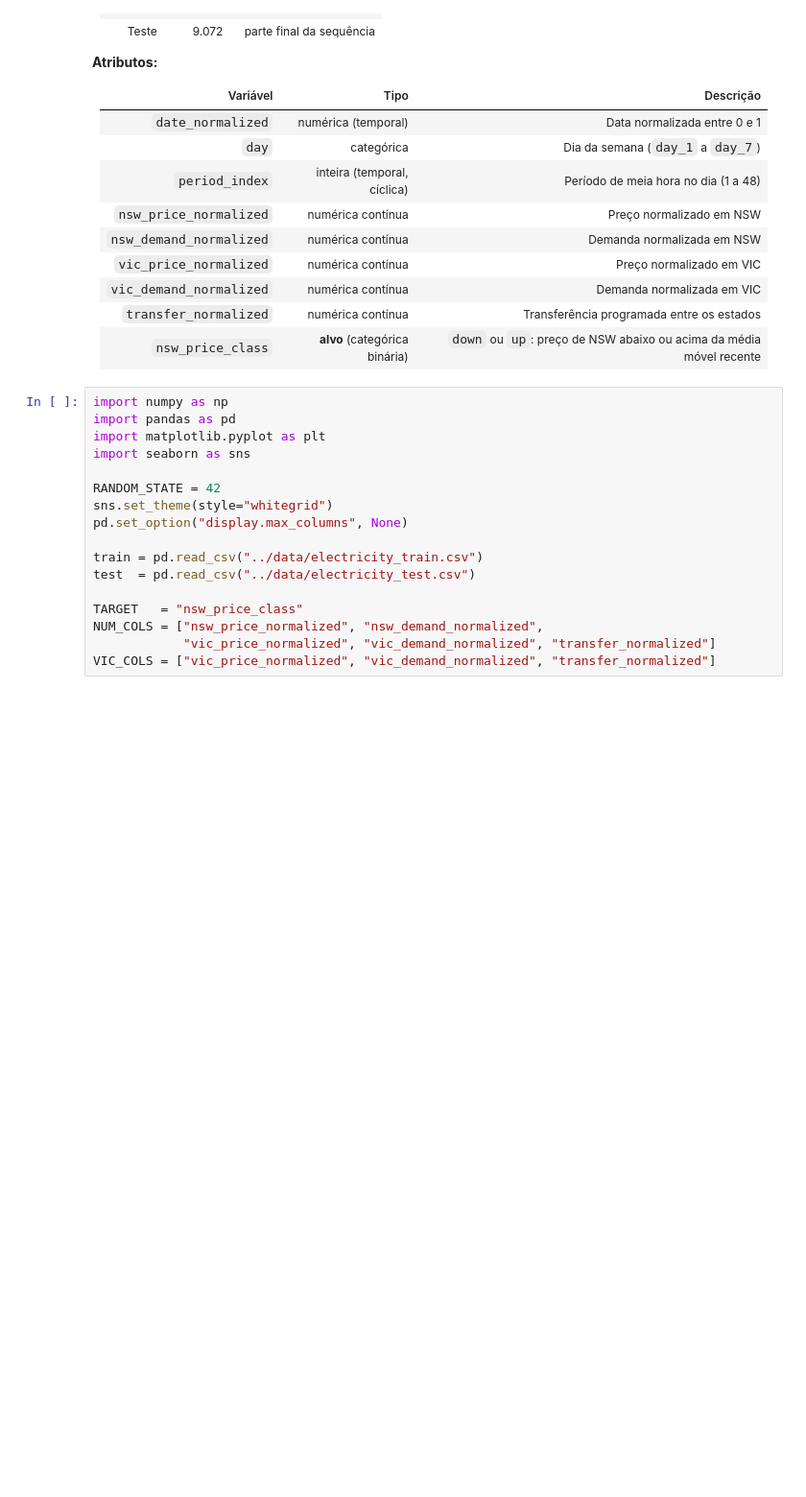
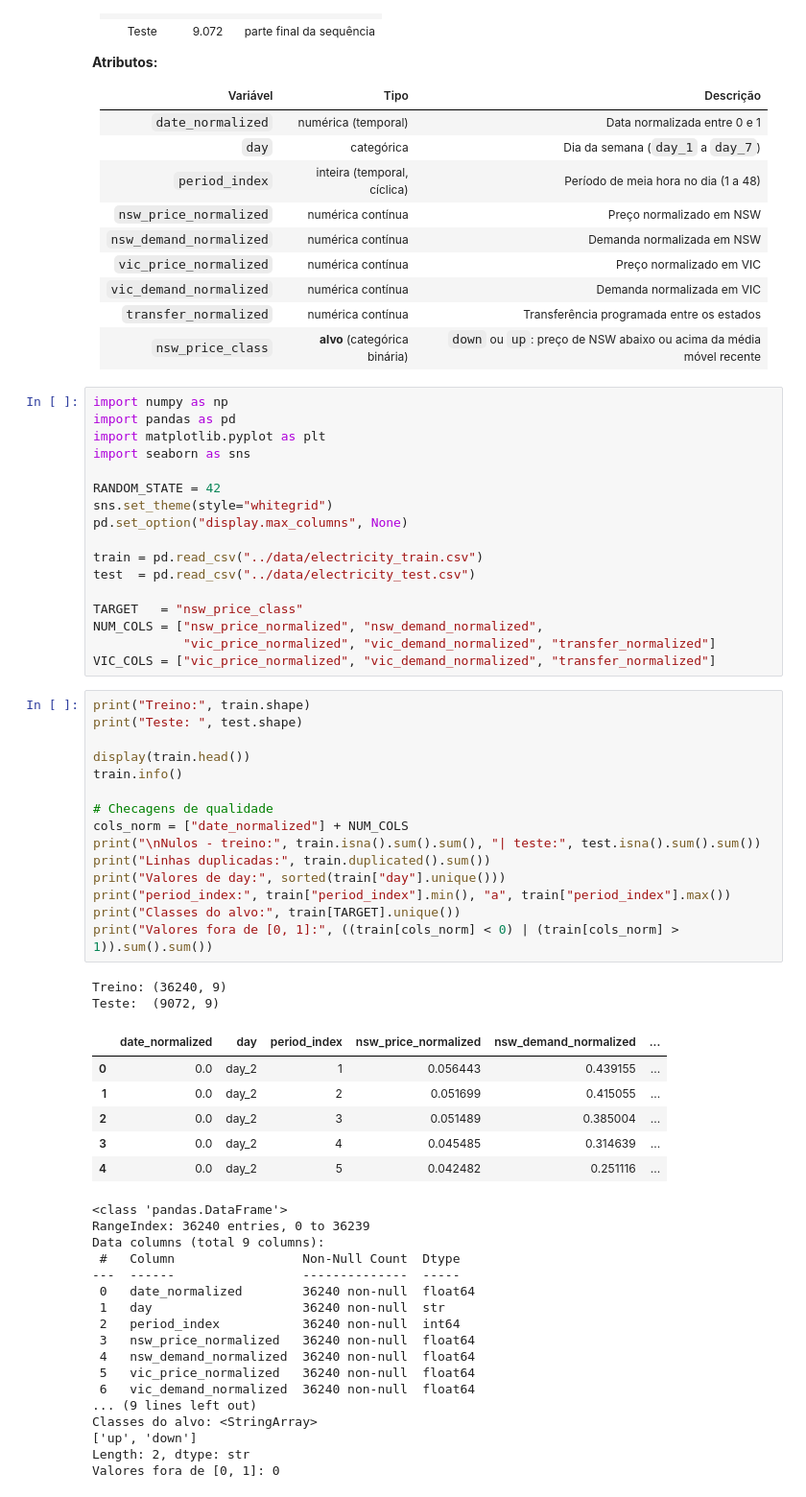
Before and after one commit to eshernandes/aprendizado-maquina-electricity, a Jupyter notebook: notebooks/electricity.ipynb, the cells around one changed output. Shown at 96% size. Saved outputs shown, nothing was run; the diff lists cells and outputs as text; blank space fills up the shorter version.

```diff
--- a/notebooks/electricity.ipynb
+++ b/notebooks/electricity.ipynb
@@ -52,3 +52,44 @@ TARGET   = "nsw_price_class"
 NUM_COLS = ["nsw_price_normalized", "nsw_demand_normalized",
             "vic_price_normalized", "vic_demand_normalized", "transfer_normalized"]
 VIC_COLS = ["vic_price_normalized", "vic_demand_normalized", "transfer_normalized"]
+# %%
+print("Treino:", train.shape)
+print("Teste: ", test.shape)
+
+display(train.head())
+train.info()
+
+# Checagens de qualidade
+cols_norm = ["date_normalized"] + NUM_COLS
+print("\nNulos - treino:", train.isna().sum().sum(), "| teste:", test.isna().sum().sum())
+print("Linhas duplicadas:", train.duplicated().sum())
+print("Valores de day:", sorted(train["day"].unique()))
+print("period_index:", train["period_index"].min(), "a", train["period_index"].max())
+print("Classes do alvo:", train[TARGET].unique())
+print("Valores fora de [0, 1]:", ((train[cols_norm] < 0) | (train[cols_norm] > 1)).sum().sum())
+# %% [output]
+Treino: (36240, 9)
+Teste:  (9072, 9)
+|  | date_normalized | day | period_index | nsw_price_normalized | nsw_demand_normalized | ... |
+| 0 | 0.0 | day_2 | 1 | 0.056443 | 0.439155 | ... |
+| 1 | 0.0 | day_2 | 2 | 0.051699 | 0.415055 | ... |
+| 2 | 0.0 | day_2 | 3 | 0.051489 | 0.385004 | ... |
+| 3 | 0.0 | day_2 | 4 | 0.045485 | 0.314639 | ... |
+| 4 | 0.0 | day_2 | 5 | 0.042482 | 0.251116 | ... |
+<class 'pandas.DataFrame'>
+RangeIndex: 36240 entries, 0 to 36239
+Data columns (total 9 columns):
+ #   Column                 Non-Null Count  Dtype
+---  ------                 --------------  -----
+ 0   date_normalized        36240 non-null  float64
+ 1   day                    36240 non-null  str
+ 2   period_index           36240 non-null  int64
+ 3   nsw_price_normalized   36240 non-null  float64
+ 4   nsw_demand_normalized  36240 non-null  float64
+ 5   vic_price_normalized   36240 non-null  float64
+ 6   vic_demand_normalized  36240 non-null  float64
+... (9 lines left out)
+Classes do alvo: <StringArray>
+['up', 'down']
+Length: 2, dtype: str
+Valores fora de [0, 1]: 0
```
Also changed, not shown: parts of 7 cells of this notebook.
